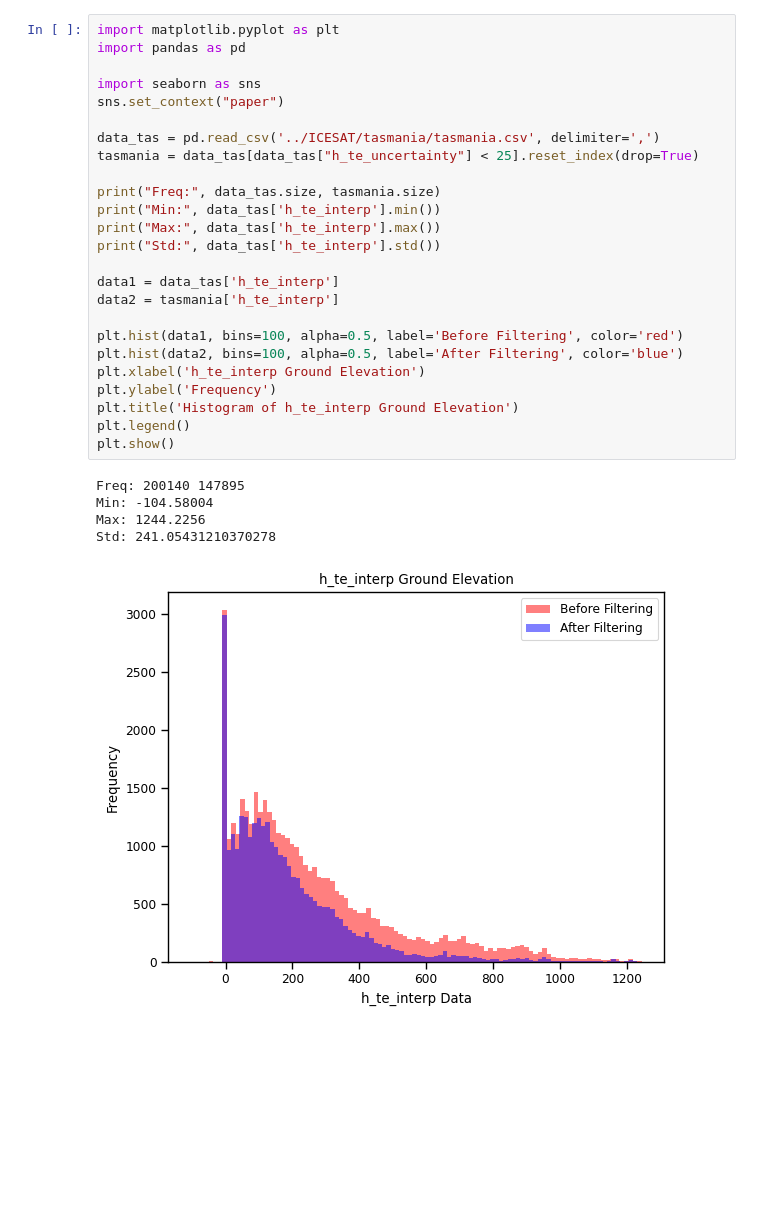
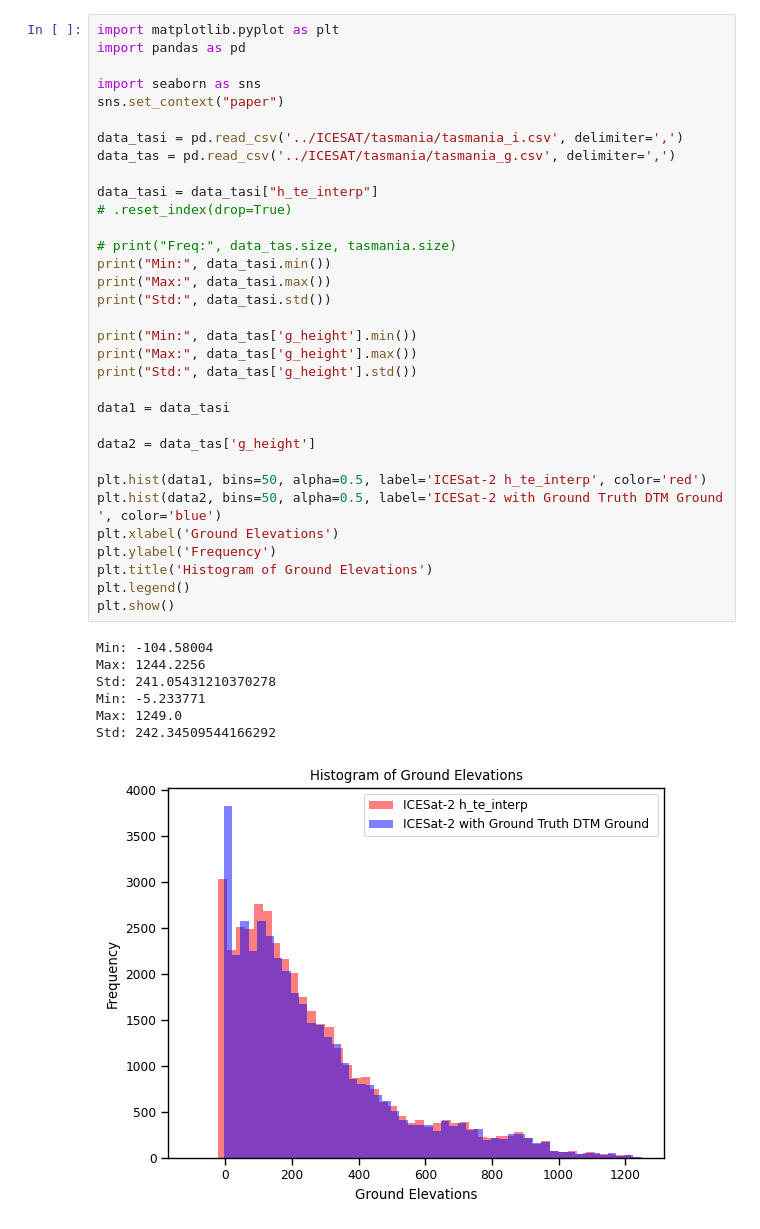
Before and after one commit to leowlk/RF_Terrain, a Jupyter notebook: notebooks/reproject_coords.ipynb, the cells around one changed output. Saved outputs shown, nothing was run; the diff lists cells and outputs as text; blank space fills up the shorter version.

```diff
--- a/notebooks/reproject_coords.ipynb
+++ b/notebooks/reproject_coords.ipynb
@@ -20,31 +22,41 @@ dataT = dataT[['lat', 'lon', 'h_te_interp']]
 # %%
 import matplotlib.pyplot as plt
 import pandas as pd
 
 import seaborn as sns
 sns.set_context("paper")
 
-data_tas = pd.read_csv('../ICESAT/tasmania/tasmania.csv', delimiter=',')
-tasmania = data_tas[data_tas["h_te_uncertainty"] < 25].reset_index(drop=True)
+data_tasi = pd.read_csv('../ICESAT/tasmania/tasmania_i.csv', delimiter=',')
+data_tas = pd.read_csv('../ICESAT/tasmania/tasmania_g.csv', delimiter=',')
 
-print("Freq:", data_tas.size, tasmania.size)
-print("Min:", data_tas['h_te_interp'].min())
-print("Max:", data_tas['h_te_interp'].max())
-print("Std:", data_tas['h_te_interp'].std())
+data_tasi = data_tasi["h_te_interp"]
+# .reset_index(drop=True)
 
-data1 = data_tas['h_te_interp']
-data2 = tasmania['h_te_interp']
+# print("Freq:", data_tas.size, tasmania.size)
+print("Min:", data_tasi.min())
+print("Max:", data_tasi.max())
+print("Std:", data_tasi.std())
 
-plt.hist(data1, bins=100, alpha=0.5, label='Before Filtering', color='red')
-plt.hist(data2, bins=100, alpha=0.5, label='After Filtering', color='blue')
-plt.xlabel('h_te_interp Ground Elevation')
+print("Min:", data_tas['g_height'].min())
+print("Max:", data_tas['g_height'].max())
+print("Std:", data_tas['g_height'].std())
+
+data1 = data_tasi
+
+data2 = data_tas['g_height']
+
+plt.hist(data1, bins=50, alpha=0.5, label='ICESat-2 h_te_interp', color='red')
+plt.hist(data2, bins=50, alpha=0.5, label='ICESat-2 with Ground Truth DTM Ground ', color='blue')
+plt.xlabel('Ground Elevations')
 plt.ylabel('Frequency')
-plt.title('Histogram of h_te_interp Ground Elevation')
+plt.title('Histogram of Ground Elevations')
 plt.legend()
 plt.show()
 # %% [output]
-Freq: 200140 147895
 Min: -104.58004
 Max: 1244.2256
 Std: 241.05431210370278
+Min: -5.233771
+Max: 1249.0
+Std: 242.34509544166292
-[figure, old version]
+[figure, new version]
```
Also changed, not shown: parts of 1 cell of this notebook, 10 other files.
